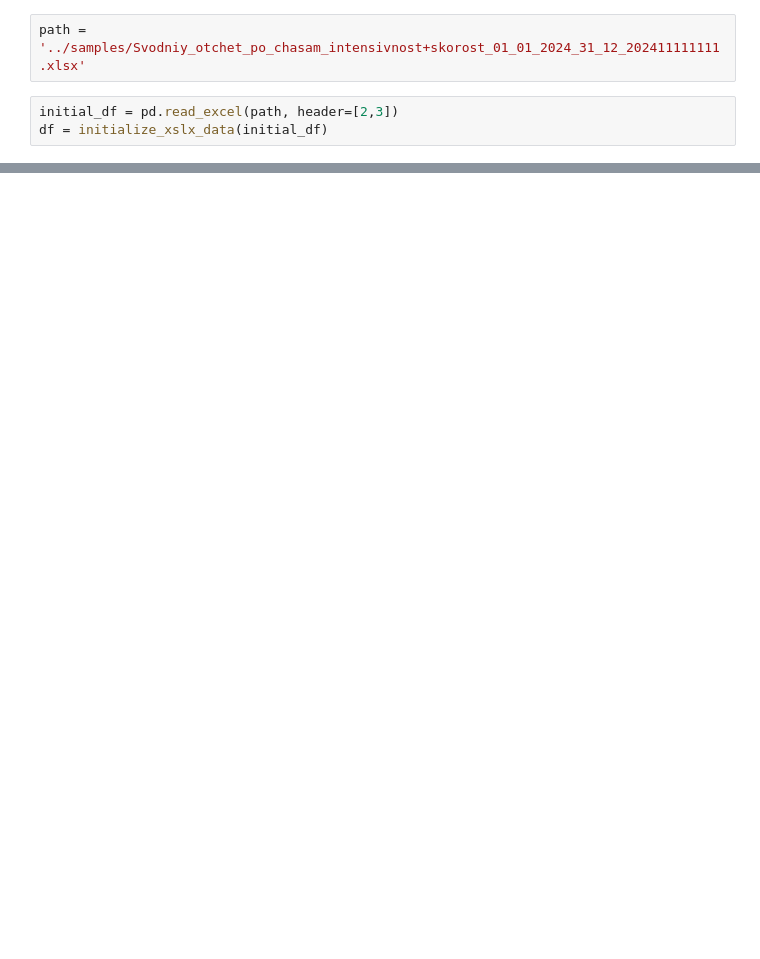
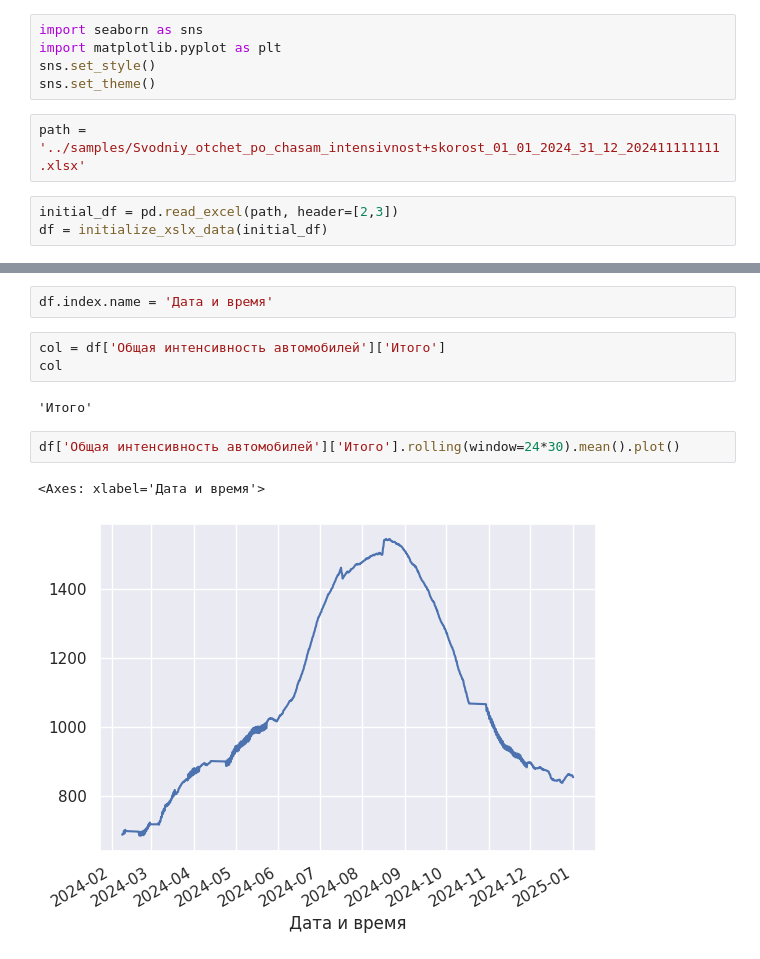
Before and after one commit to BlackKingWhitePawn/transportation, a Jupyter notebook: reports/01_data_format.ipynb, the cells around one changed output, grey strips where cells are left out. Saved outputs shown, nothing was run; the diff lists cells and outputs as text; blank space fills up the shorter version.

```diff
--- a/reports/01_data_format.ipynb
+++ b/reports/01_data_format.ipynb
@@ -4,3 +24,8 @@ import pandas as  pd
+# %%
+import seaborn as sns
+import matplotlib.pyplot as plt
+sns.set_style()
+sns.set_theme()
 # %%
 path = '../samples/Svodniy_otchet_po_chasam_intensivnost+skorost_01_01_2024_31_12_202411111111.xlsx'
 # %%
@@ -26,0 +34,12 @@ df
+# %%
+df.index.name = 'Дата и время'
+# %%
+col = df['Общая интенсивность автомобилей']['Итого']
+col
+# %% [output]
+'Итого'
+# %%
+df['Общая интенсивность автомобилей']['Итого'].rolling(window=24*30).mean().plot()
+# %% [output]
+<Axes: xlabel='Дата и время'>
+[figure, added]
```
Also changed, not shown: parts of 7 cells of this notebook, 2 other files.
